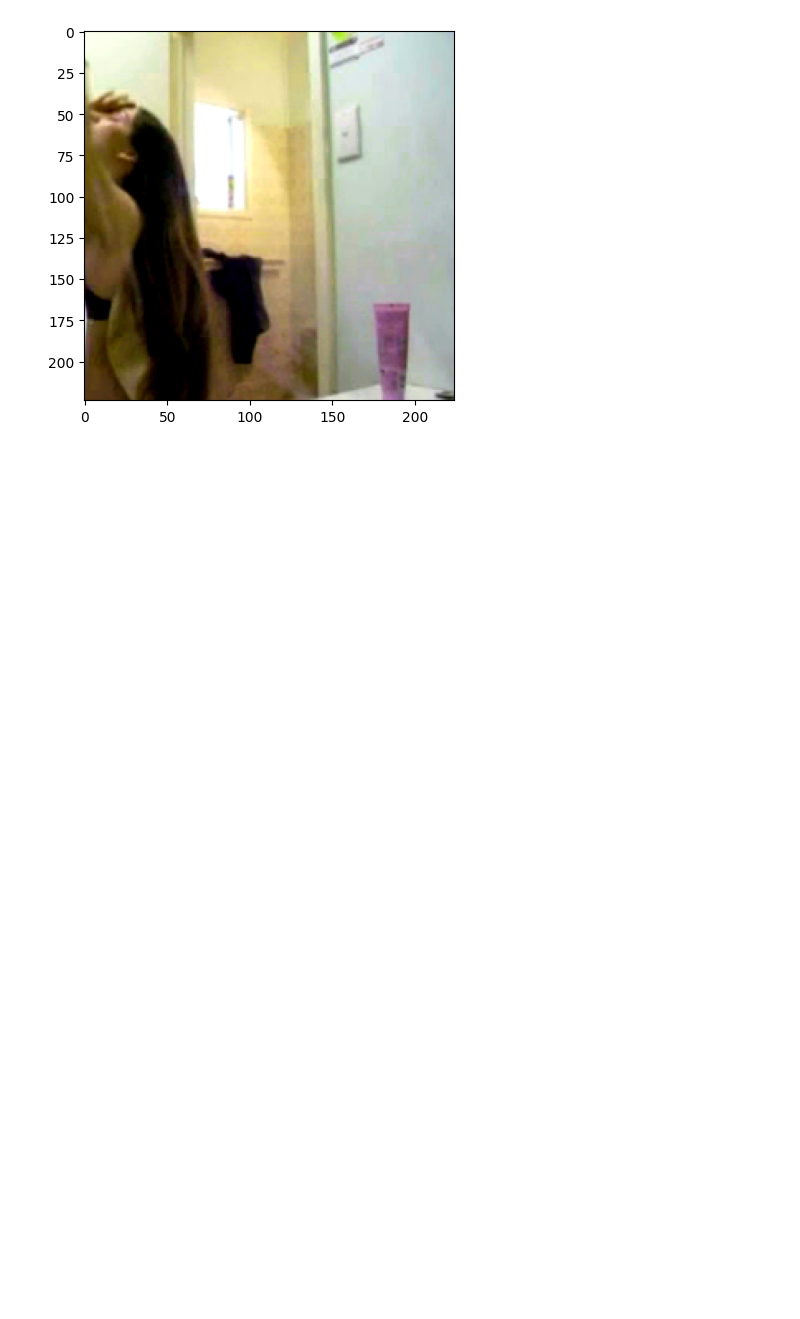
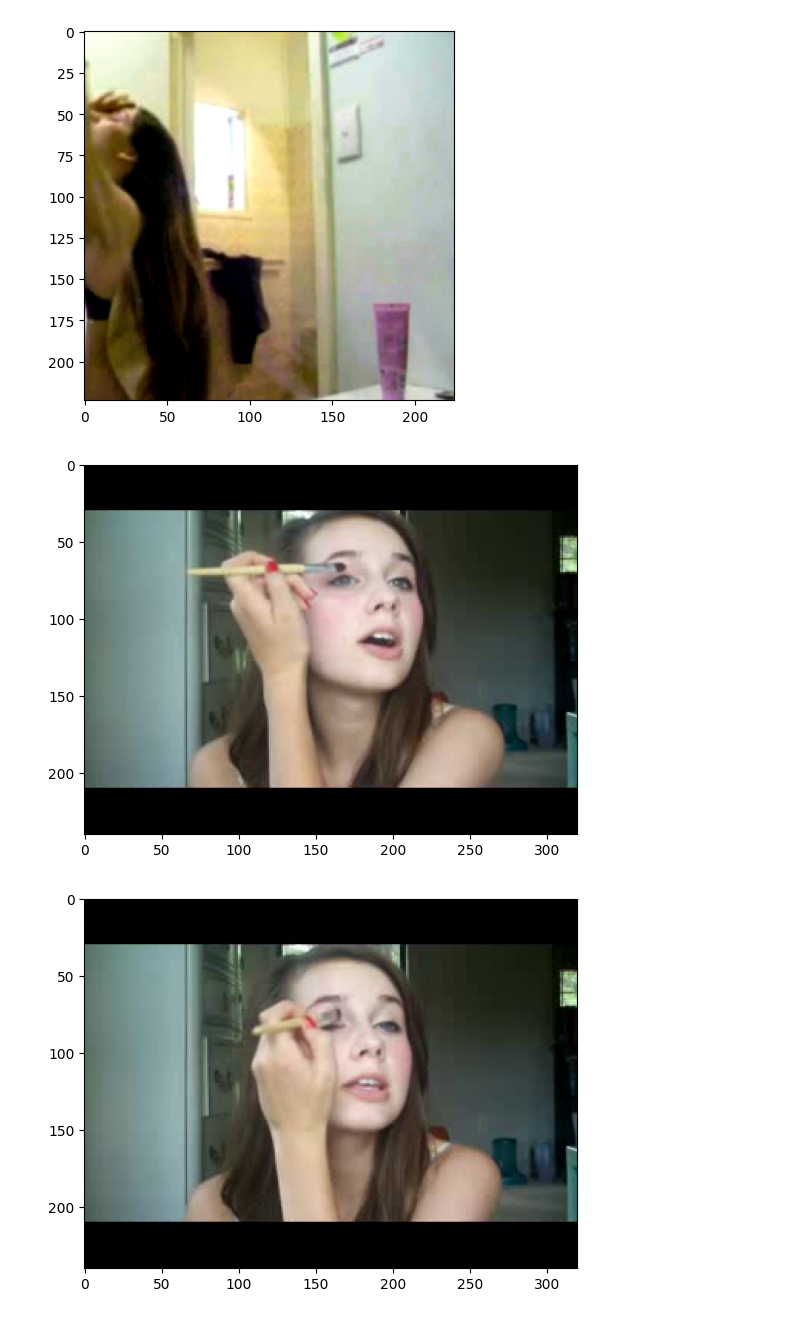
Before and after one commit to WojciechGierulski/msc, a Jupyter notebook: test.ipynb, the cells around one changed output. Drawn from its saved outputs; the diff is of its cells as text; code cells hidden in the pictures; blank space fills up the shorter version.

```diff
--- a/test.ipynb
+++ b/test.ipynb
@@ -126,3 +126,14 @@ training_loader, validation_loader, test_loader = get_loaders(
 t_loader, validation_loader, test_loader = get_loaders(
     t, dataset_valid, dataset_test, SEED, 3
 )
+# %%
+cnt = 0
+for i, l in t_loader:
+    for img in i:
+        show_img_chw(img[0], denormalize=0)
+        plt.show()
+    cnt += 1
+    break
+# %% [output]
+[figure, added]
+[figure, added]
```
Also changed, not shown: parts of 4 cells of this notebook, 1 other file.
